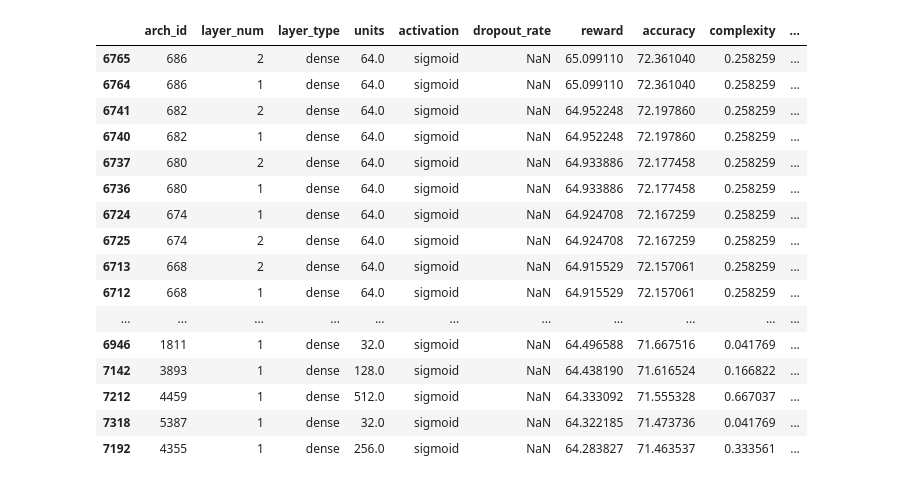
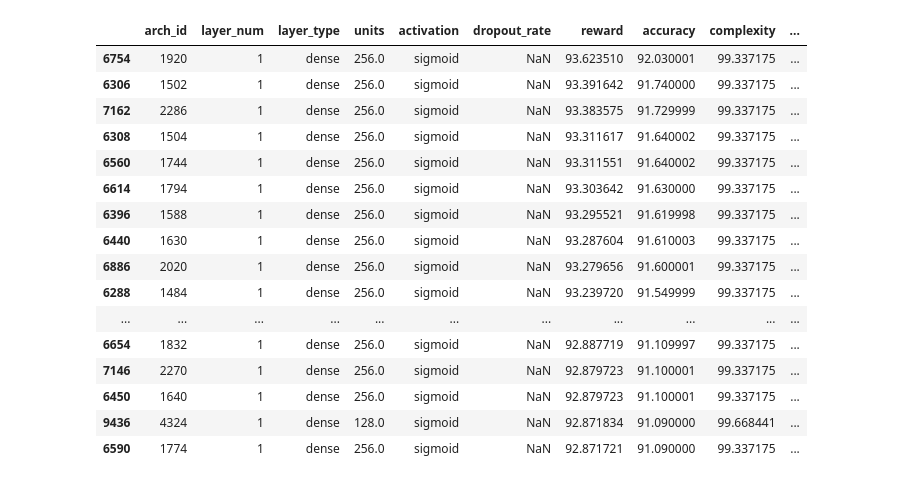
Before and after one commit to abhinav-madabhushi/Math-M148-NAS, a Jupyter notebook: RL_Model.ipynb, the cells around one changed output. Drawn from its saved outputs; the diff is of its cells as text; code cells hidden in the pictures.

```diff
--- a/RL_Model.ipynb
+++ b/RL_Model.ipynb
@@ -59,6 +63,7 @@ class NASMLPEnv(Env):
         self.max_parameters = self._estimate_max_parameters()
 
     def reset(self):
+        # logging the architecture for further analysis
         if self.architecture:
             self.architecture_log.append({
                 'architecture': list(self.architecture),
@@ -69,10 +74,12 @@ class NASMLPEnv(Env):
                 'completed': False,
                 'termination_reason': 'incomplete'
             })
+        # resetting architecture
         self.architecture = []
         self.done = False
         return self._get_obs()
 
+    # function for finding the max parameters of a neural network using only the dense layers (ignoring batchnorm)
     def _estimate_max_parameters(self):
         input_dim = self.dataset[0].shape[1]
         max_units = 512
@@ -88,12 +95,16 @@ class NASMLPEnv(Env):
         return total_params
 
 
+    # defining action step based on the action chosen
     def step(self, action_id):
         decoded = decode_action(action_id)
+        # making sure it does not choose stop as the first layer
         if len(self.architecture) == 0 and decoded[0] == 'stop':
             return self._get_obs(), -100.0, False, {}
 
         dense_count = sum(1 for layer in self.architecture if layer[0] == 'dense')
+
+        # stopping criteria: if stop is chosen or max layers reached
         if decoded[0] == 'stop' or (decoded[0] == 'dense' and dense_count >= self.max_layers):
             self.done = True
             reward, acc, complexity, complexity_epochs = self._evaluate_model()
@@ -112,8 +123,8 @@ class NASMLPEnv(Env):
 
             print(f"\n🎯 Final Architecture: {self.architecture}")
             print(f"🏆 Validation Accuracy (acc): {acc:.2f}%")
-            print(f"⚙️  Complexity (number of layers): {complexity}")
-            print(f"🏅 Reward (acc - penalty): {reward:.2f}%\n")
+            print(f"⚙️  Complexity (number of parameters): {complexity}")
+            print(f"🏅 Reward (acc - penalty): {reward:.2f}")
             print(f"🏅 Complexity (Number of epochs): {complexity_epochs:.2f}%\n")
 
             # Track best
@@ -129,12 +140,15 @@ class NASMLPEnv(Env):
 
         return self._get_obs(), reward, self.done, {}
 
+    # mapping the actions to numbers
     def _get_obs(self):
         obs = np.zeros(self.observation_space.shape[0])
-        for i, layer in enumerate(self.architecture):
+        max_slots = self.observation_space.shape[0] // 3  # max number of layers that can be encoded
+
+        for i, layer in enumerate(self.architecture[:max_slots]):  # safely clip layers
             base = i * 3
             if layer[0] == 'dense':
-                obs[base] = layer[1] / 512  # normalized units
+                obs[base] = layer[1] / 512
                 obs[base + 1] = activation_names.index(layer[2]) / (len(activation_names) - 1)
                 obs[base + 2] = 0
             elif layer[0] == 'dropout':
@@ -147,6 +161,8 @@ class NASMLPEnv(Env):
                 obs[base + 2] = 2
         return obs
 
+
+    # evaluating the model
     def _evaluate_model(self):
         X_train, y_train, X_val, y_val = self.dataset
 
@@ -163,12 +179,15 @@ class NASMLPEnv(Env):
             elif layer[0] == 'batchnorm':
                 model.add_module(f"bn{i}", nn.BatchNorm1d(input_dim))
 
+        # defining the last layer for classification
         model.add_module("output", nn.Linear(input_dim, y_train.shape[1]))
 
+        # compiling the model
         loss_fn = nn.CrossEntropyLoss()
         optimizer = optim.Adam(model.parameters(), lr=0.01) # can make the RL choose optimizer and LR also here
         train_loader = DataLoader(TensorDataset(X_train, y_train), batch_size=64, shuffle=True)
 
+        # Applied early stopping and run on max_epochs
         best_acc = 0
         patience = 3
         patience_counter = 0
@@ -191,6 +210,7 @@ class NASMLPEnv(Env):
 
             epochs_used += 1
 
+            # early stopping criteria
             if acc > best_acc + 1e-4:
                 best_acc = acc
                 patience_counter = 0
@@ -203,9 +223,10 @@ class NASMLPEnv(Env):
         no_of_params = sum(p.numel() for p in model.parameters() if p.requires_grad)
         max_params = self._estimate_max_parameters()
         epochs_percentage = epochs_used*100/max_epochs
+        # hyperparameter to decide how much to weigh validation accuracy
         alpha = 0.8
-        #beta = 0.1
 
+        # calcualting reward
         reward = (alpha * acc * 100) + ((1 - alpha) * (100 - (no_of_params * epochs_used)/(max_params * max_epochs)))
         #reward = (alpha * acc * 100) + ((1 - alpha - beta) * (100 - (no_of_params*100/max_params))) + (beta * (100 - epochs_percentage))
 
@@ -256,0 +321,3 @@ torch.Size([88244, 2])
+# %%
+# import whatever dataset you want to train the model on
+dataset = load_and_process_dataset(source="uci", uci_id=31, n_samples = 100000)
@@ -357,7 +439,7 @@ for arch_id, run in enumerate(env.architecture_log):
             'reward': reward,
             'accuracy': accuracy,
             'complexity': complexity,
-            'complexity_epochs': complexity_epochs,,
+            'complexity_epochs': complexity_epochs,
             'completed': completed,
             'termination_reason': termination_reason
         }
@@ -373,7 +455,7 @@ for arch_id, run in enumerate(env.architecture_log):
 
 # Create DataFrame and export to CSV
 df = pd.DataFrame(flat_data)
-df.to_csv("architecture_analysis_updated_alpha_0.9_beta_0.1.csv", index=False)
+df.to_csv("architecture_analysis_updated_alpha_0.8_final_reward_formula_forest.csv", index=False)
 # %%
-df = pd.read_csv("architecture_analysis_updated_alpha_0.9.csv")
+#df = pd.read_csv("architecture_analysis_updated_alpha_0.9.csv")
 # %%
@@ -430,23 +597,23 @@ df[df['accuracy'].isna()].head(30)
 # %%
-df.sort_values('accuracy', ascending = False).head(30)
+df.sort_values('accuracy', ascending = False).head(60)
 # %% [output]
 |  | arch_id | layer_num | layer_type | units | activation | dropout_rate | reward | accuracy | complexity | ... |
-| 6765 | 686 | 2 | dense | 64.0 | sigmoid | NaN | 65.099110 | 72.361040 | 0.258259 | ... |
-| 6764 | 686 | 1 | dense | 64.0 | sigmoid | NaN | 65.099110 | 72.361040 | 0.258259 | ... |
-| 6741 | 682 | 2 | dense | 64.0 | sigmoid | NaN | 64.952248 | 72.197860 | 0.258259 | ... |
-| 6740 | 682 | 1 | dense | 64.0 | sigmoid | NaN | 64.952248 | 72.197860 | 0.258259 | ... |
-| 6737 | 680 | 2 | dense | 64.0 | sigmoid | NaN | 64.933886 | 72.177458 | 0.258259 | ... |
-| 6736 | 680 | 1 | dense | 64.0 | sigmoid | NaN | 64.933886 | 72.177458 | 0.258259 | ... |
-| 6724 | 674 | 1 | dense | 64.0 | sigmoid | NaN | 64.924708 | 72.167259 | 0.258259 | ... |
-| 6725 | 674 | 2 | dense | 64.0 | sigmoid | NaN | 64.924708 | 72.167259 | 0.258259 | ... |
-| 6713 | 668 | 2 | dense | 64.0 | sigmoid | NaN | 64.915529 | 72.157061 | 0.258259 | ... |
-| 6712 | 668 | 1 | dense | 64.0 | sigmoid | NaN | 64.915529 | 72.157061 | 0.258259 | ... |
+| 6754 | 1920 | 1 | dense | 256.0 | sigmoid | NaN | 93.623510 | 92.030001 | 99.337175 | ... |
+| 6306 | 1502 | 1 | dense | 256.0 | sigmoid | NaN | 93.391642 | 91.740000 | 99.337175 | ... |
+| 7162 | 2286 | 1 | dense | 256.0 | sigmoid | NaN | 93.383575 | 91.729999 | 99.337175 | ... |
+| 6308 | 1504 | 1 | dense | 256.0 | sigmoid | NaN | 93.311617 | 91.640002 | 99.337175 | ... |
+| 6560 | 1744 | 1 | dense | 256.0 | sigmoid | NaN | 93.311551 | 91.640002 | 99.337175 | ... |
+| 6614 | 1794 | 1 | dense | 256.0 | sigmoid | NaN | 93.303642 | 91.630000 | 99.337175 | ... |
+| 6396 | 1588 | 1 | dense | 256.0 | sigmoid | NaN | 93.295521 | 91.619998 | 99.337175 | ... |
+| 6440 | 1630 | 1 | dense | 256.0 | sigmoid | NaN | 93.287604 | 91.610003 | 99.337175 | ... |
+| 6886 | 2020 | 1 | dense | 256.0 | sigmoid | NaN | 93.279656 | 91.600001 | 99.337175 | ... |
+| 6288 | 1484 | 1 | dense | 256.0 | sigmoid | NaN | 93.239720 | 91.549999 | 99.337175 | ... |
 | ... | ... | ... | ... | ... | ... | ... | ... | ... | ... | ... |
-| 6946 | 1811 | 1 | dense | 32.0 | sigmoid | NaN | 64.496588 | 71.667516 | 0.041769 | ... |
-| 7142 | 3893 | 1 | dense | 128.0 | sigmoid | NaN | 64.438190 | 71.616524 | 0.166822 | ... |
-| 7212 | 4459 | 1 | dense | 512.0 | sigmoid | NaN | 64.333092 | 71.555328 | 0.667037 | ... |
-| 7318 | 5387 | 1 | dense | 32.0 | sigmoid | NaN | 64.322185 | 71.473736 | 0.041769 | ... |
-| 7192 | 4355 | 1 | dense | 256.0 | sigmoid | NaN | 64.283827 | 71.463537 | 0.333561 | ... |
+| 6654 | 1832 | 1 | dense | 256.0 | sigmoid | NaN | 92.887719 | 91.109997 | 99.337175 | ... |
+| 7146 | 2270 | 1 | dense | 256.0 | sigmoid | NaN | 92.879723 | 91.100001 | 99.337175 | ... |
+| 6450 | 1640 | 1 | dense | 256.0 | sigmoid | NaN | 92.879723 | 91.100001 | 99.337175 | ... |
+| 9436 | 4324 | 1 | dense | 128.0 | sigmoid | NaN | 92.871834 | 91.090000 | 99.668441 | ... |
+| 6590 | 1774 | 1 | dense | 256.0 | sigmoid | NaN | 92.871721 | 91.090000 | 99.337175 | ... |
 # %%
 df[df['accuracy'] < 60].head(100)
 # %% [output]
```
Also changed, not shown: parts of 38 cells of this notebook, 6 other files.
